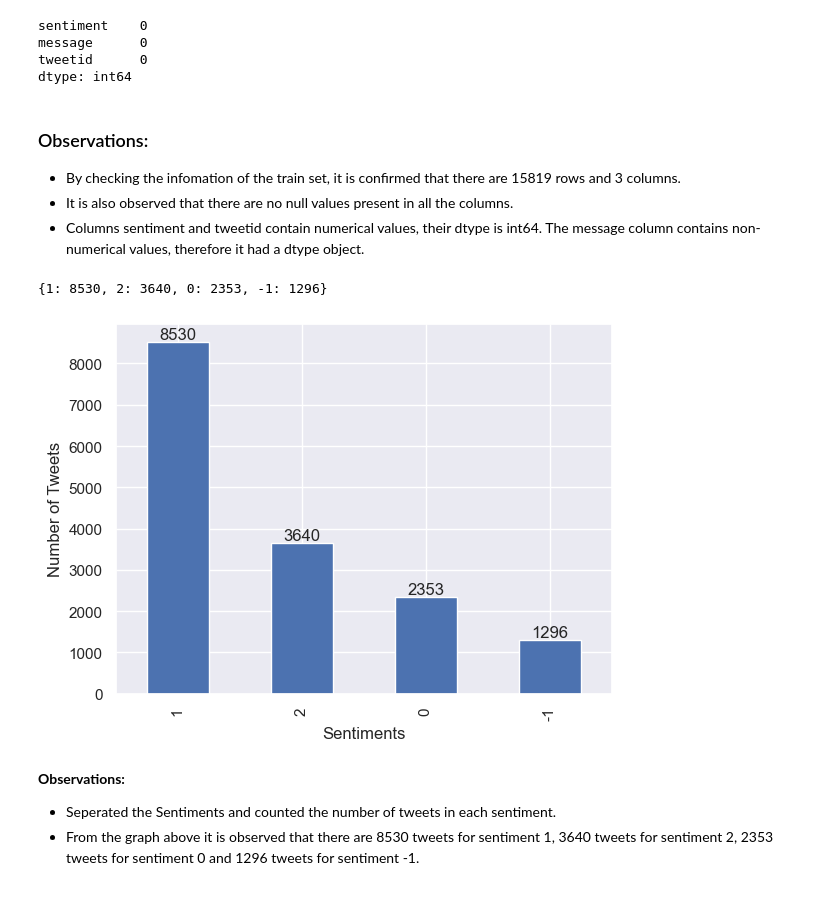
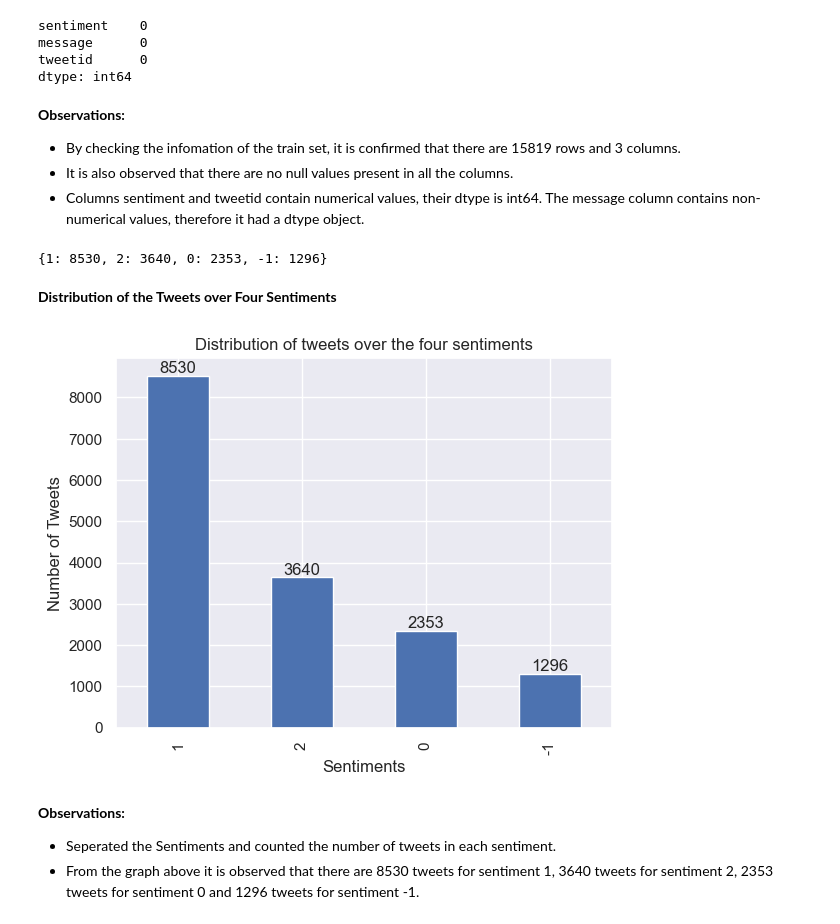
Before and after one commit to Classifix/Classifix, a Jupyter notebook: Advanced_Classification/starter-notebook.ipynb, the cells around one changed output. Drawn from its saved outputs; the diff is of its cells as text; code cells hidden in the pictures.

Commit message:
Distribution of the number of sentences

```diff
--- a/Advanced_Classification/starter-notebook.ipynb
+++ b/Advanced_Classification/starter-notebook.ipynb
@@ -184,7 +205,7 @@ message      0
 tweetid      0
 dtype: int64
 # %% [markdown]
-### Observations:
+**Observations:**
 
 - By checking the infomation of the train set, it is confirmed that there are 15819 rows and 3 columns.
 - It is also observed that there are no null values present in all the columns.
@@ -202,20 +223,23 @@ def seperate_sent(sent_list):
 seperate_sent(train['sentiment'])
 # %% [output]
 {1: 8530, 2: 3640, 0: 2353, -1: 1296}
+# %% [markdown]
+**Distribution of the Tweets over Four Sentiments**
 # %%
 # Counting Number of words
 train['sentiment'].value_counts().plot(kind = 'bar')
 
 sentiments = list(seperate_sent(train['sentiment']).keys())
 numbers = list(seperate_sent(train['sentiment']).values())
 
 for i, value in enumerate(numbers):
     plt.text(i, value, str(value), ha='center', va='bottom')
 plt.xlabel('Sentiments')
 plt.ylabel('Number of Tweets')
+plt.title('Distribution of tweets over the four sentiments')
 plt.show()
 # %% [output]
-[figure, old version]
+[figure, new version]
 # %% [markdown]
 **Observations:**
 
```
Also changed, not shown: parts of 10 cells of this notebook.
